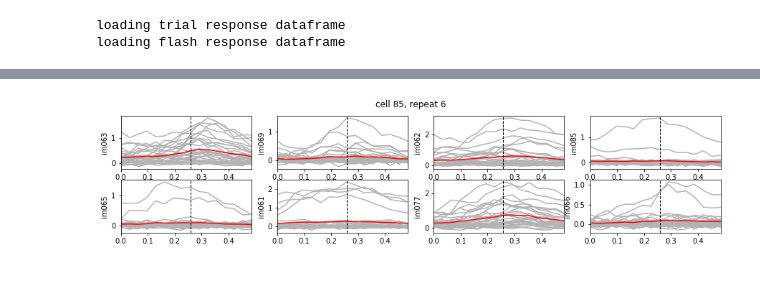
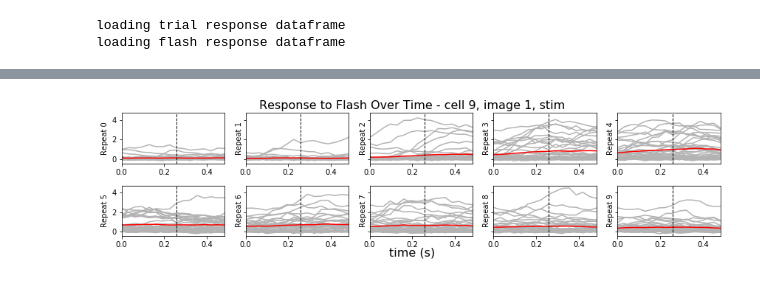
Before and after one commit to hanshuting/swdb_2018_tools, a Jupyter notebook: theory_project/tuning_curve_analysis.ipynb, the cells around one changed output, grey strips where cells are left out. Drawn from its saved outputs; the diff is of its cells as text; code cells hidden in the pictures.

```diff
--- a/theory_project/tuning_curve_analysis.ipynb
+++ b/theory_project/tuning_curve_analysis.ipynb
@@ -22,3 +26,10 @@ from __future__ import print_function
 drive_path = '/data/dynamic-brain-workshop/visual_behavior'
 manifest_file = 'visual_behavior_data_manifest.csv'
 manifest = pd.read_csv(os.path.join(drive_path,manifest_file))
+# %%
+# find experiment ids
+targeted_structure = 'VISal'
+# cre_line = 'Slc17a7-IRES2-Cre'
+cre_line = 'Vip-IRES-Cre'
+session_type = 'behavior_session_A'
+manifest[(manifest['targeted_structure']==targeted_structure) & (manifest['cre_line']==cre_line) & (manifest['session_type']==session_type)]
@@ -25,5 +43,5 @@ manifest = pd.read_csv(os.path.join(drive_path,manifest_file))
 # %%
-experiment_id = 670396087
+experiment_id = 700914412
 experiment_container_id = manifest[manifest.experiment_id==experiment_id].experiment_container_id.values[0]
 
 dataset= VisualBehaviorOphysDataset(experiment_id, cache_dir=drive_path)
@@ -58,6 +77,6 @@ num_cell = dff.shape[0]
 # %%
 # select long trials
-repeat_start = 1 # start from which repeat in the trial (start with 1)
+repeat_start = 0 # start from which repeat in the trial (start with 0)
 len_cutoff = 10 # length of trials
 
 # stimlus duration in frames
@@ -117,5 +150,0 @@ plt.show()
-# %%
-fig, ax = plt.subplots()
-
-for i in range(trial_rsp_mat.shape[0]):
-    ax.plot(repeat_ts[:stim_duration_frame*2], trial_rsp_mat[i, repeat, :], color=(0.7, 0.7, 0.7))
@@ -124,68 +151,53 @@ for i in range(trial_rsp_mat.shape[0]):
 # %%
-cell = 85 # cell index, start from 0
-repeat = 6 # which repeat to plot, start from 0
+cell = 9 # cell index, start from 0
+im = 1 # which image to plot
+# repeat = 1 # which repeat to plot, start from 0
 
-fig, axes = plt.subplots(2, 4, figsize=[15,3])
+# get trial data
+im_trials = np.where((trial_len['image']==im_name[im]) & (trial_len['trial_length']>=len_cutoff))[0]
+trial_rsp_mat = np.zeros([len(im_trials), len_cutoff, int(stim_duration_frame)*2])
+
+for i, trial_block_id in enumerate(im_trials): # loop over trials for the image template
+
+    for j, repeat_ind in enumerate(np.arange(trial_len['trial_start'][trial_block_id]+repeat_start, trial_len['trial_start'][trial_block_id]+len_cutoff+repeat_start, 1)): # loop over flashes in each trial
+
+        # define frames for current trial block, current repeat
+        flash_start = stim_table['start_time'][repeat_ind]
+        stim_start = np.argmax(ophys_ts >= flash_start)
+        frames = np.arange(stim_start-stim_duration_frame, stim_start+stim_duration_frame)
+
+        # store result
+        trial_rsp_mat[i, j, :] = dff[cell, frames]
+
+######################################################################
+# plot repeate response for selected cell and repeat number
 
 # timestamps for repeats
 repeat_ts = np.arange(0, stim_duration_frame*2) / analysis.ophys_frame_rate
 
-# plot repeat responses for each image template
-for im, ax in zip(im_name, axes.reshape(-1)):
+fig, axes = plt.subplots(2, 5, sharey=True, figsize=[12,3]) # assume len_cutoff = 10 for now
 
-    im_trials = np.where((trial_len['image']==im) & (trial_len['trial_length']>=len_cutoff))[0]
-    trial_rsp_mat = np.zeros([len(im_trials), len_cutoff, int(stim_duration_frame)*2])
-
-    for i, trial_block_id in enumerate(im_trials): # loop over trials for the image template
-
-        for j, repeat_ind in enumerate(np.arange(trial_len['trial_start'][trial_block_id]+repeat_start, trial_len['trial_start'][trial_block_id]+len_cutoff+repeat_start, 1)): # loop over flashes in each trial
-
-            # define frames for current trial block, current repeat
-            flash_start = stim_table['start_time'][repeat_ind]
-            stim_start = np.argmax(ophys_ts >= flash_start)
-            frames = np.arange(stim_start-stim_duration_frame, stim_start+stim_duration_frame)
-
-            # store result
-            trial_rsp_mat[i, j, :] = dff[cell, frames]
+for repeat ,ax in zip(range(len_cutoff), axes.reshape(-1)):
 
     # plot individual repeats
     for i in range(trial_rsp_mat.shape[0]):
-        ax.plot(repeat_ts[:stim_duration_frame*2], trial_rsp_mat[i, repeat, :], color=(0.7, 0.7, 0.7))
+        ax.plot(repeat_ts, trial_rsp_mat[i, repeat, :], color=(0.7, 0.7, 0.7))
 
     # plot average response
-    ax.plot(repeat_ts[:stim_duration_frame*2], trial_rsp_mat[:, repeat, :].mean(axis=0), color='r', linewidth=1.5)
+    ax.plot(repeat_ts, trial_rsp_mat[:, repeat, :].mean(axis=0), color='r', linewidth=1.5)
 
     # plot stim time
     ax.axvline(x=repeat_ts[int(stim_duration_frame)], color='k', linewidth=1, linestyle='--')
     ax.set_xlim([repeat_ts[0], repeat_ts[-1]])
-    ax.set_ylabel(im)
+    ax.set_ylabel('Repeat ' + str(repeat))
 
-    # stimuli
-#     im_trials = np.where(stim_table['image_name'].values==im_name[im])[0]
-#     trial_rsp_mat = np.zeros([len(im_trials), int(stim_duration_frame)*2])
+plt.tight_layout()
+plt.suptitle('Response to Flash Over Time - cell ' + str(cell) + ', image ' + str(im) + ', stim', fontsize=16)
+fig.text(0.5, 0, 'time (s)', ha='center', fontsize=16)
+# fig.text(0.04, 0.5, 'common Y', va='center', rotation='vertical')
+plt.subplots_adjust(top=0.9)
+plt.show()
 
-    #for ii, stim in stim_table.loc[im_trials].iterrows():
-#     for ii in np.arange(len(im_trials)):
-
-        # find frames of current repeat
-#         start_frame = np.argmax((ophys_ts>=stim_table['start_time'].values[im_trials[ii]]))
-#         frames = np.arange(start_frame-stim_duration_frame, start_frame+stim_duration_frame)
-
-        # store result
-#         trial_rsp_mat[ii,:] = dff[cell, frames]
-
-        # plot repeat
-#         ax.plot(repeat_ts[:stim_duration_frame*2], dff[cell, frames], color=(0.7, 0.7, 0.7))
-
-#     # plot average response
-#     ax.plot(repeat_ts[:stim_duration_frame*2], trial_rsp_mat.mean(axis=0), color='r', linewidth=1.5)
-
-#     # plot stim time
-#     ax.axvline(x=repeat_ts[int(stim_duration_frame)], color='k', linewidth=1, linestyle='--')
-#     ax.set_xlim([repeat_ts[0], repeat_ts[-1]])
-#     ax.set_ylabel(im_name[im])
-
-plt.suptitle('cell ' + str(cell) + ', repeat ' + str(repeat))
-plt.show()
+fig.savefig('fig/cell_response/cell_response_flash_' + targeted_structure + '_' + cre_line + '_' + str(experiment_id) + '_cell_' + str(cell) + '_image_' + str(im) + '.pdf')
 # %% [output]
-[figure, old version]
+[figure, new version]
```
Also changed, not shown: parts of 16 cells of this notebook.
